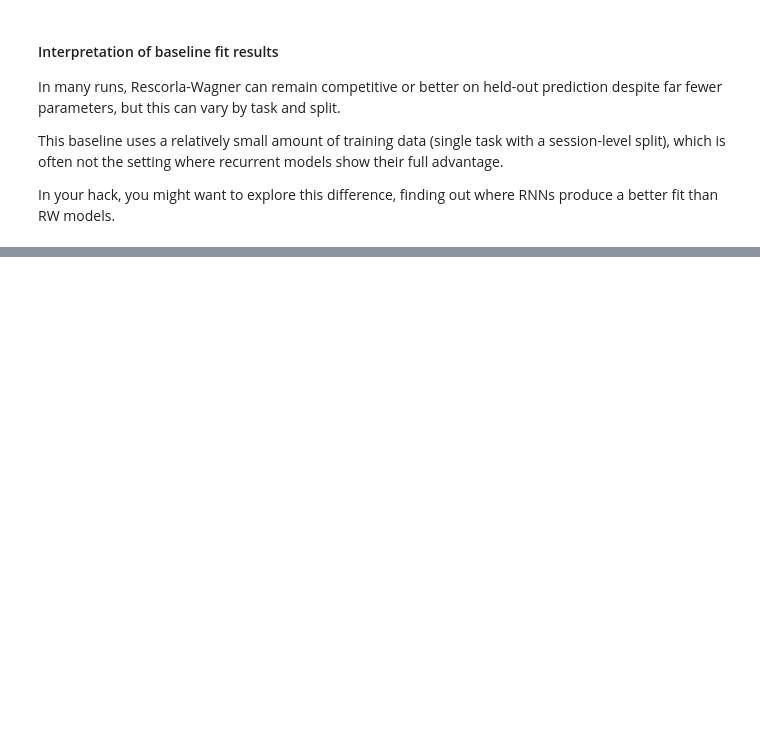
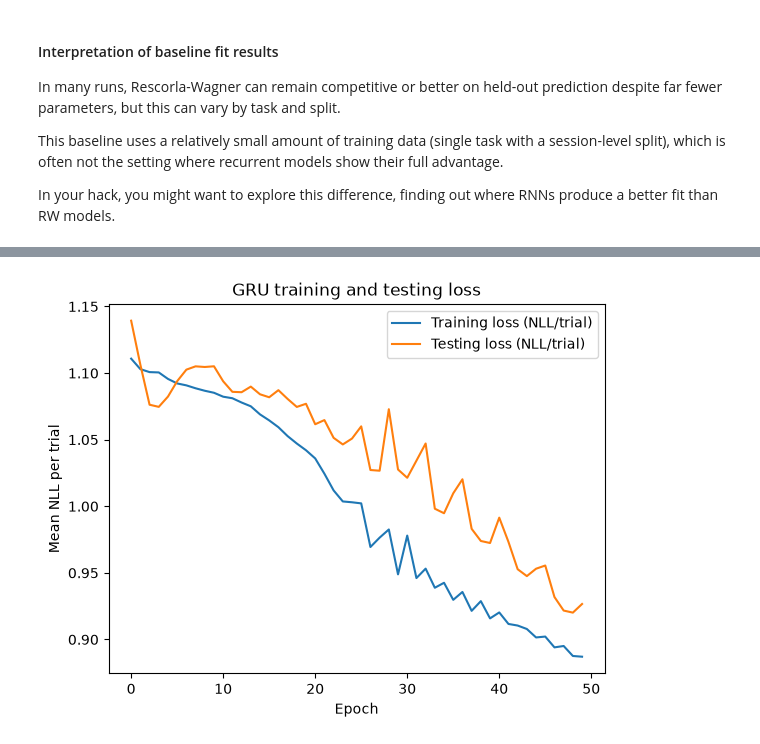
Before and after one commit to 555bighamsome/scpy, a Jupyter notebook: Hack.ipynb, the cells around one changed output, grey strips where cells are left out. Saved outputs shown, nothing was run; the diff lists cells and outputs as text; code cells hidden in the pictures; blank space fills up the shorter version.

```diff
--- a/Hack.ipynb
+++ b/Hack.ipynb
@@ -640,0 +659,13 @@ Held-out sessions used for replay comparison: 3
+# %%
+from Model_GRU import SimpleGRUModel
+
+gru_comparison_model = SimpleGRUModel(task_properties, hidden_size=16, learning_rate=0.01, n_epochs=50, seed=GLOBAL_SEED)
+
+# fit on the same full training set as RW/RNN; held-out split doubles as validation data
+gru_comparison_model.fit(train_actions, train_rewards, val_actions_list=test_actions, val_rewards_list=test_rewards)
+
+n_train_trials = sum(len(a) for a in train_actions)
+print(f"Fitted SimpleGRUModel on {len(train_actions)} sessions ({n_train_trials} trials)")
+print("\nModel description:")
+for key, value in gru_comparison_model.get_model_description().items():
+    print(f"  {key}: {value}")
@@ -640,0 +685,12 @@ Held-out sessions used for replay comparison: 3
+# %%
+# plot train and test loss
+plt.figure()
+plt.plot(gru_comparison_model.loss_history, label='Training loss (NLL/trial)')
+plt.plot(gru_comparison_model.test_loss_history, label='Testing loss (NLL/trial)')
+plt.xlabel('Epoch')
+plt.ylabel('Mean NLL per trial')
+plt.title('GRU training and testing loss')
+plt.legend()
+plt.show()
+# %% [output]
+[figure, added]
```
Also changed, not shown: parts of 10 cells of this notebook, 5 other files.
